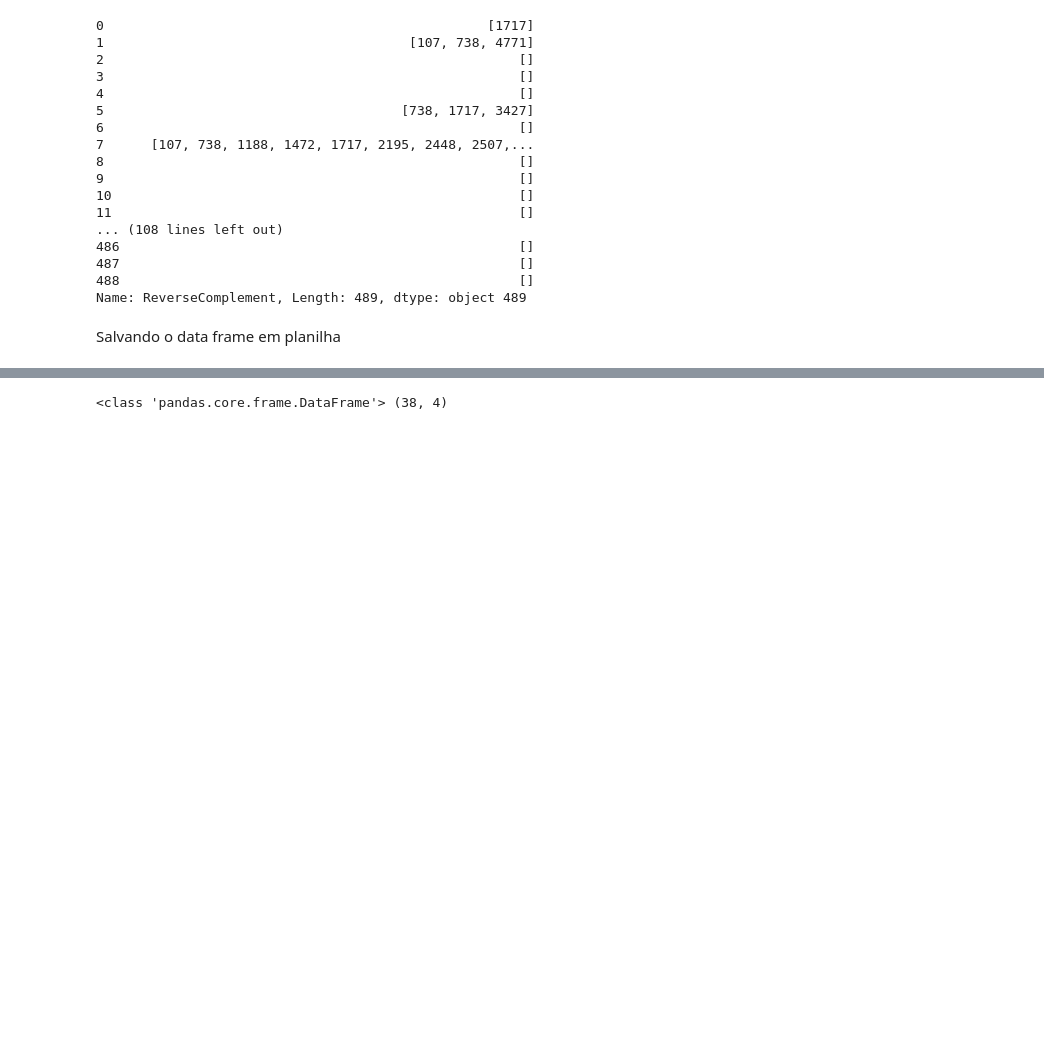
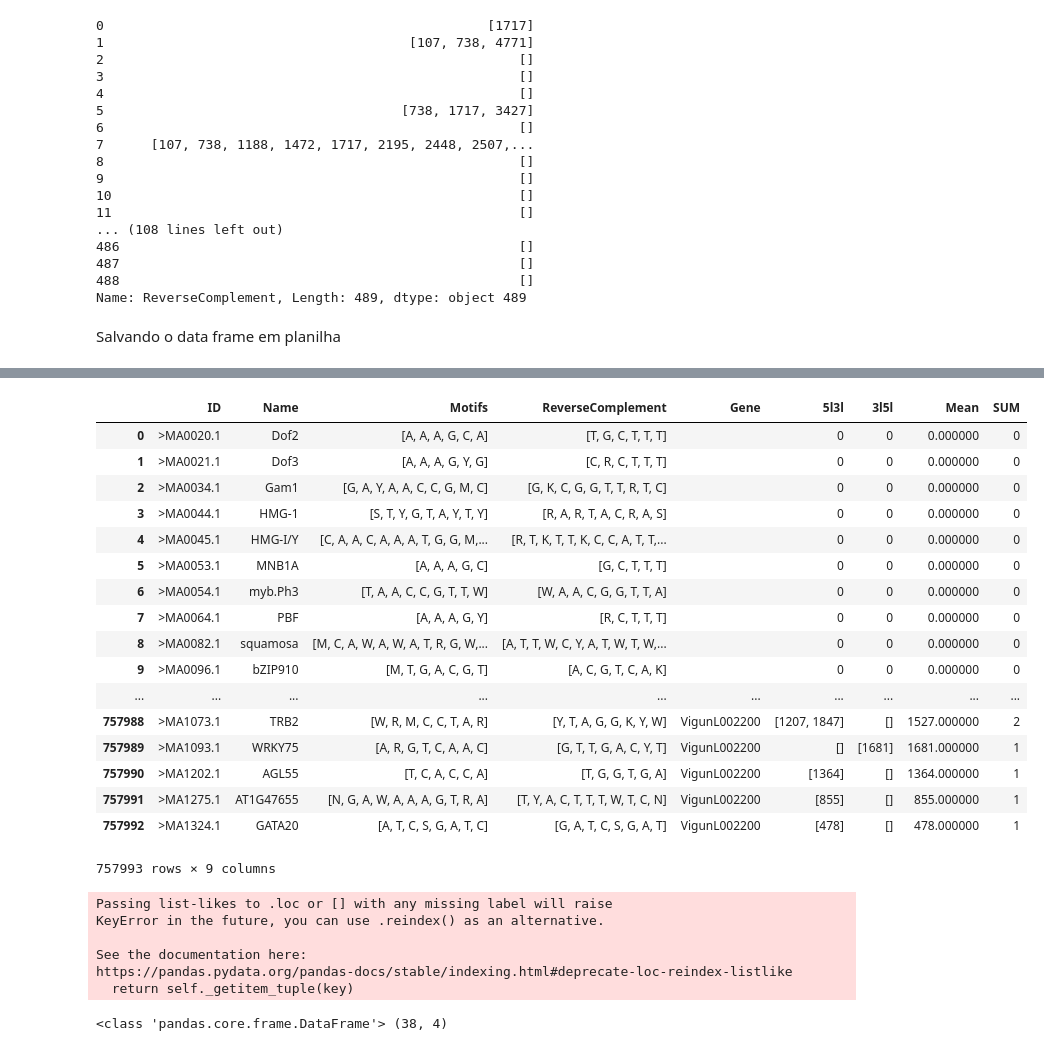
Before and after one commit to if1015-datascience-ufpe/2018-1-projeto-phytoprom, a Jupyter notebook: Pré-processamento.ipynb, the cells around one changed output, grey strips where cells are left out. Saved outputs shown, nothing was run; the diff lists cells and outputs as text; code cells hidden in the pictures; blank space fills up the shorter version.

```diff
--- a/Pré-processamento.ipynb
+++ b/Pré-processamento.ipynb
@@ -536,3 +536,23 @@ def ecrMiner (promoter, ecr):
                 mean = sum(positivo+negativo)/hits
             searchLog = searchLog.append ({'Promoter':prom.ID, 'ID':motivo.ID ,'Name':motivo.Name, 'Motifs':motivo.Motifs, 'ReverseComplement':motivo.ReverseComplement, '5l3l': positivo, '3l5l':negativo, 'Mean':mean, 'SUM':hits}, ignore_index=True)
     return searchLog
+# %%
+searchLog = df.filter(['ID', 'Name', 'Motifs', 'ReverseComplement'], axis=1)
+searchLog['Gene'] = ""
+searchLog['5l3l'] = 0
+searchLog['3l5l'] = 0
+searchLog['Mean'] = 0
+searchLog['SUM'] = 0
+searchLog
+
+for prom in genome.itertuples():
+    print (prom.ID)
+
+    for motivo in df.itertuples():
+        mean = 0.0
+        positivo = searchFT (prom.Promoter, 2000, motivo.Motifs)
+        negativo = searchFT(prom.Promoter, 2000, motivo.ReverseComplement)
+        hits = len(positivo+negativo)
+        if hits > 0:
+            mean = sum(positivo+negativo)/hits
+            searchLog = searchLog.append ({'Gene':prom.ID, 'ID':motivo.ID ,'Name':motivo.Name, 'Motifs':motivo.Motifs, 'ReverseComplement':motivo.ReverseComplement, '5l3l': positivo, '3l5l':negativo, 'Mean':mean, 'SUM':hits}, ignore_index=True)
@@ -539,10 +577,36 @@ def ecrMiner (promoter, ecr):
 # %%
 #searchLog = ecrMiner(genome, df)
-#searchLog
+searchLog
+# %% [output]
+|  | ID | Name | Motifs | ReverseComplement | Gene | 5l3l | 3l5l | Mean | SUM |
+| 0 | >MA0020.1 | Dof2 | [A, A, A, G, C, A] | [T, G, C, T, T, T] |  | 0 | 0 | 0.000000 | 0 |
+| 1 | >MA0021.1 | Dof3 | [A, A, A, G, Y, G] | [C, R, C, T, T, T] |  | 0 | 0 | 0.000000 | 0 |
+| 2 | >MA0034.1 | Gam1 | [G, A, Y, A, A, C, C, G, M, C] | [G, K, C, G, G, T, T, R, T, C] |  | 0 | 0 | 0.000000 | 0 |
+| 3 | >MA0044.1 | HMG-1 | [S, T, Y, G, T, A, Y, T, Y] | [R, A, R, T, A, C, R, A, S] |  | 0 | 0 | 0.000000 | 0 |
+| 4 | >MA0045.1 | HMG-I/Y | [C, A, A, C, A, A, A, T, G, G, M,... | [R, T, K, T, T, K, C, C, A, T, T,... |  | 0 | 0 | 0.000000 | 0 |
+| 5 | >MA0053.1 | MNB1A | [A, A, A, G, C] | [G, C, T, T, T] |  | 0 | 0 | 0.000000 | 0 |
+| 6 | >MA0054.1 | myb.Ph3 | [T, A, A, C, C, G, T, T, W] | [W, A, A, C, G, G, T, T, A] |  | 0 | 0 | 0.000000 | 0 |
+| 7 | >MA0064.1 | PBF | [A, A, A, G, Y] | [R, C, T, T, T] |  | 0 | 0 | 0.000000 | 0 |
+| 8 | >MA0082.1 | squamosa | [M, C, A, W, A, W, A, T, R, G, W,... | [A, T, T, W, C, Y, A, T, W, T, W,... |  | 0 | 0 | 0.000000 | 0 |
+| 9 | >MA0096.1 | bZIP910 | [M, T, G, A, C, G, T] | [A, C, G, T, C, A, K] |  | 0 | 0 | 0.000000 | 0 |
+| ... | ... | ... | ... | ... | ... | ... | ... | ... | ... |
+| 757988 | >MA1073.1 | TRB2 | [W, R, M, C, C, T, A, R] | [Y, T, A, G, G, K, Y, W] | VigunL002200 | [1207, 1847] | [] | 1527.000000 | 2 |
+| 757989 | >MA1093.1 | WRKY75 | [A, R, G, T, C, A, A, C] | [G, T, T, G, A, C, Y, T] | VigunL002200 | [] | [1681] | 1681.000000 | 1 |
+| 757990 | >MA1202.1 | AGL55 | [T, C, A, C, C, A] | [T, G, G, T, G, A] | VigunL002200 | [1364] | [] | 1364.000000 | 1 |
+| 757991 | >MA1275.1 | AT1G47655 | [N, G, A, W, A, A, A, G, T, R, A] | [T, Y, A, C, T, T, T, W, T, C, N] | VigunL002200 | [855] | [] | 855.000000 | 1 |
+| 757992 | >MA1324.1 | GATA20 | [A, T, C, S, G, A, T, C] | [G, A, T, C, S, G, A, T] | VigunL002200 | [478] | [] | 478.000000 | 1 |
+757993 rows × 9 columns
 # %%
-#searchLog.to_csv(path_or_buf='Genome Log.csv',
-#          sep=',', header=True, index=False, mode='w',
-#         columns=['Promoter', 'ID', 'Name', 'Motifs', 'ReverseComplement', '5l3l', '3l5l'])
+searchLog.to_csv(path_or_buf='Genome Log.csv',
+          sep=',', header=True, index=False, mode='w',
+         columns=['Promoter', 'ID', 'Name', 'Motifs', 'ReverseComplement', '5l3l', '3l5l'])
+# %% [output]
+Passing list-likes to .loc or [] with any missing label will raise
+KeyError in the future, you can use .reindex() as an alternative.
+
+See the documentation here:
+https://pandas.pydata.org/pandas-docs/stable/indexing.html#deprecate-loc-reindex-listlike
+  return self._getitem_tuple(key)
 # %%
 promoter = pd.read_csv(
     'promotores de fenilpropanoides.txt',
```
Also changed, not shown: parts of 9 cells of this notebook, 2 other files.
